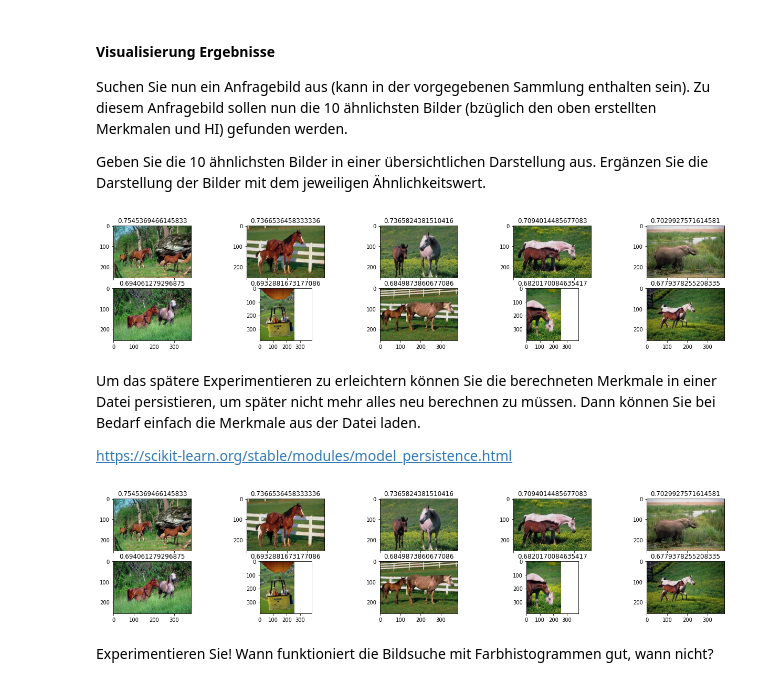
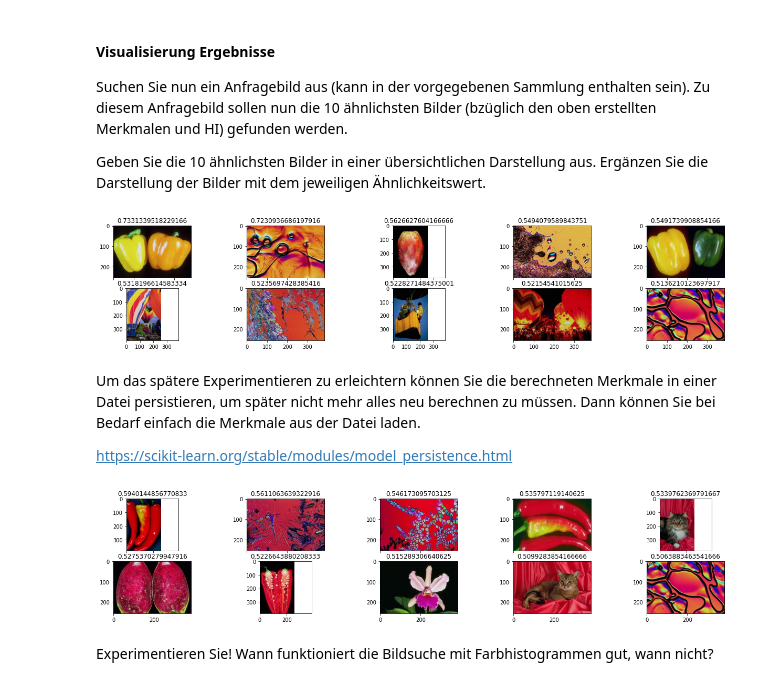
Before and after one commit to Bassadin/ML-for-CV-INM1, a Jupyter notebook: Tasks/Practical_04/Praktikum04_Bildsuche_mit_Merkmalen.ipynb, the cells around one changed output. Cells and saved outputs as stored; diff of their text form; code cells hidden in the pictures.

```diff
--- a/Tasks/Practical_04/Praktikum04_Bildsuche_mit_Merkmalen.ipynb
+++ b/Tasks/Practical_04/Praktikum04_Bildsuche_mit_Merkmalen.ipynb
@@ -159,36 +159,36 @@ Geben Sie die 10 ähnlichsten Bilder in einer übersichtlichen Darstellung aus.
 # %%
 import operator
 
 
 def getFirstTenSimilarImages(filePath):
     similaritiesDictionary = getSimilarityToImageWithPathAsDictionary(filePath)
     sorted_tuples = sorted(
         similaritiesDictionary.items(), key=operator.itemgetter(1), reverse=True
     )
     sortedSimilaritiesDictionary = {k: v for k, v in sorted_tuples}
 
     firstTenImages = list(sortedSimilaritiesDictionary.items())[:10]
     return firstTenImages
 
 
 def showTenImagesGridWithSimilarityScore(imageDictionary):
     f, axarr = plt.subplots(2, 5, sharex=True)
 
     flatAxarr = axarr.flatten()
 
     # f.set_figheight(15)
     f.set_figwidth(22)
 
-    for eachImageIndex, eachImage in enumerate(firstTenImages):
+    for eachImageIndex, eachImage in enumerate(imageDictionary):
         flatAxarr[eachImageIndex].imshow(io.imread(eachImage[0]))
         flatAxarr[eachImageIndex].set_title(str(eachImage[1]))
 
 
 showTenImagesGridWithSimilarityScore(
-    getFirstTenSimilarImages("wangCustom10/horses\\113004.jpg")
+    getFirstTenSimilarImages("wangCustom10/vegtable\\169041.jpg")
 )
 # %% [output]
-[figure, old version]
+[figure, new version]
 # %% [markdown]
 Um das spätere Experimentieren zu erleichtern können Sie die berechneten Merkmale in einer Datei persistieren, um später nicht mehr alles neu berechnen zu müssen. Dann können Sie bei Bedarf einfach die Merkmale aus der Datei laden.
 
@@ -201,12 +201,12 @@ with open("images_hist_db.pkl", "wb") as f:
     pickle.dump(images_db, f)
 # %%
 with open("images_hist_db.pkl", "rb") as f:
-    some_variable_name = pickle.load(f)
+    images_db = pickle.load(f)
 
 showTenImagesGridWithSimilarityScore(
-    getFirstTenSimilarImages("wangCustom10/horses\\113010.jpg")
+    getFirstTenSimilarImages("wangCustom10/vegtable\\169004.jpg")
 )
 # %% [output]
-[figure, old version]
+[figure, new version]
 # %% [markdown]
 Experimentieren Sie! Wann funktioniert die Bildsuche mit Farbhistogrammen gut, wann nicht?
```
